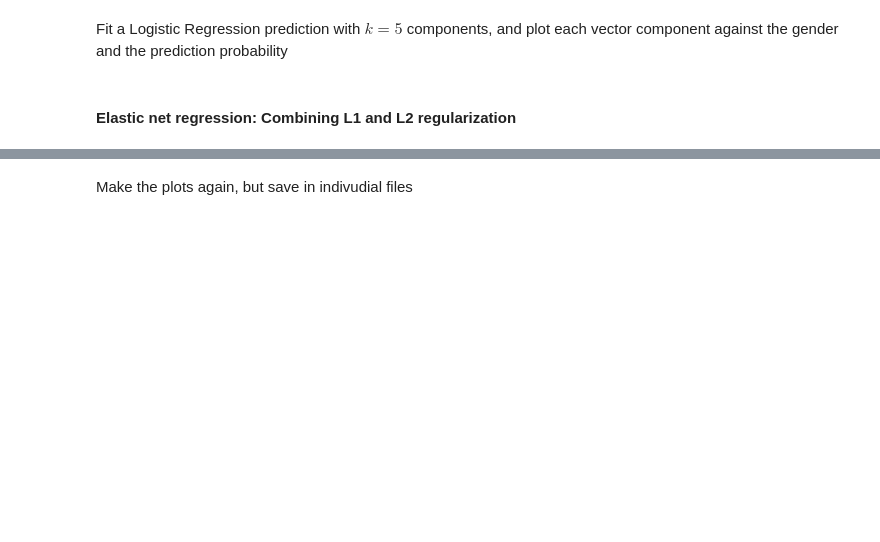
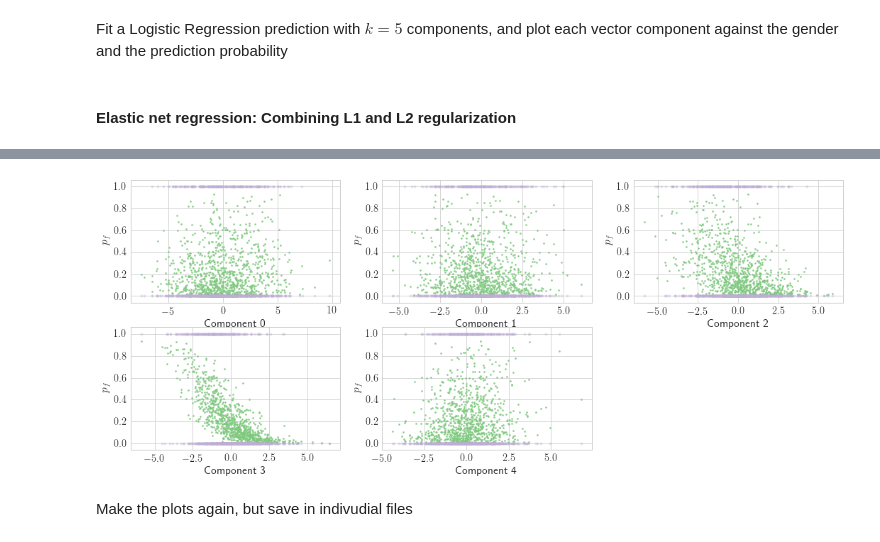
Before and after one commit to AllanLRH/master_thesis, a Jupyter notebook: joachim_exercise/joachim_exercise.ipynb, the cells around one changed output, grey strips where cells are left out. Drawn from its saved outputs; the diff is of its cells as text; code cells hidden in the pictures; blank space fills up the shorter version.

```diff
--- a/joachim_exercise/joachim_exercise.ipynb
+++ b/joachim_exercise/joachim_exercise.ipynb
@@ -289,11 +419,14 @@ prob1 = lr.predict_proba(X)[:, 1]
 # %%
 fig, axi = plt.subplots(2, 3, figsize=(18, 7))
 axi = axi.flatten()
 for i in range(k):
     axi[i].scatter(X[:, i], prob1, s=5)
     axi[i].scatter(X[:, i], gender.values, s=12, alpha=0.35)
-    axi[i].set_title("Component %d" % i)
+    axi[i].set_xlabel("Component %d" % i)
+    axi[i].set_ylabel(r"$p_f$")
 axi[-1].remove()
+# %% [output]
+[figure, added]
 # %% [markdown]
 Make the plots again, but save in indivudial files
 # %%
```
Also changed, not shown: parts of 64 cells of this notebook, 9 other files.
